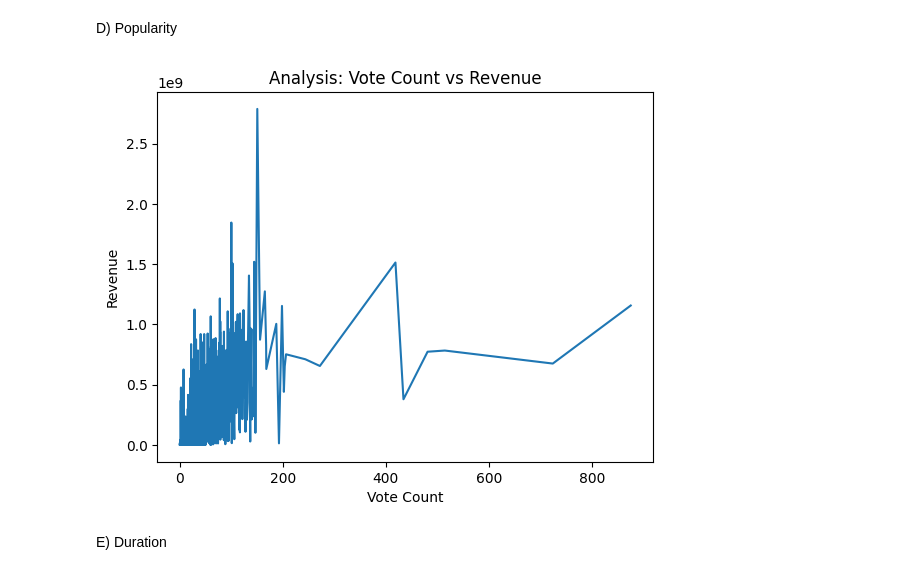
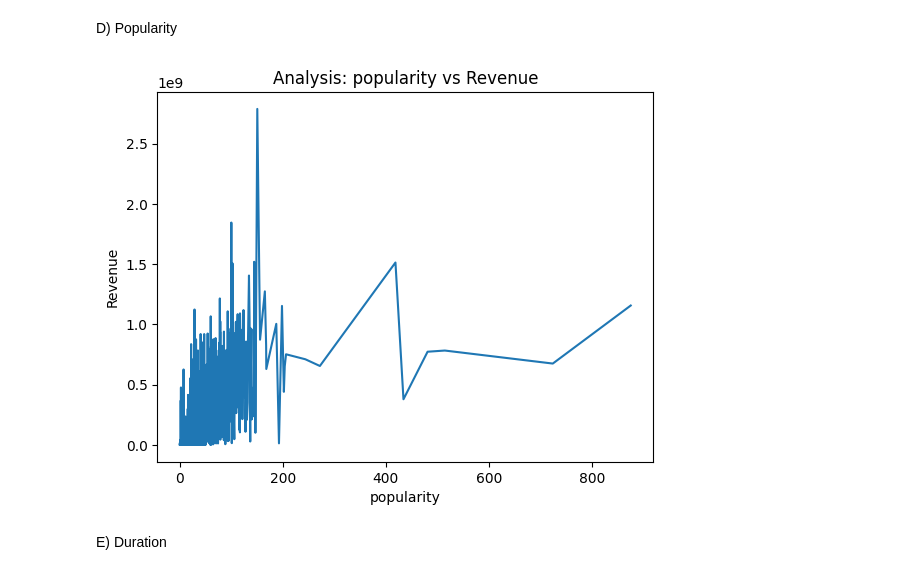
Before and after one commit to corentinmaillard/IA_Project, a Jupyter notebook: file.ipynb, the cells around one changed output. Drawn from its saved outputs; the diff is of its cells as text; code cells hidden in the pictures.

```diff
--- a/file.ipynb
+++ b/file.ipynb
@@ -326,12 +326,12 @@ We can see that my assumption was true there is only 1 or 2 vote for the high le
 D) Popularity
 # %%
 sns.lineplot(x='popularity', y='revenue', data=data_combind)
-plt.title('Analysis: Vote Count vs Revenue')
-plt.xlabel('Vote Count')
+plt.title('Analysis: popularity vs Revenue')
+plt.xlabel('popularity')
 plt.ylabel('Revenue')
 plt.show()
 # %% [output]
-[figure, old version]
+[figure, new version]
 # %% [markdown]
 E) Duration
 # %%
```
